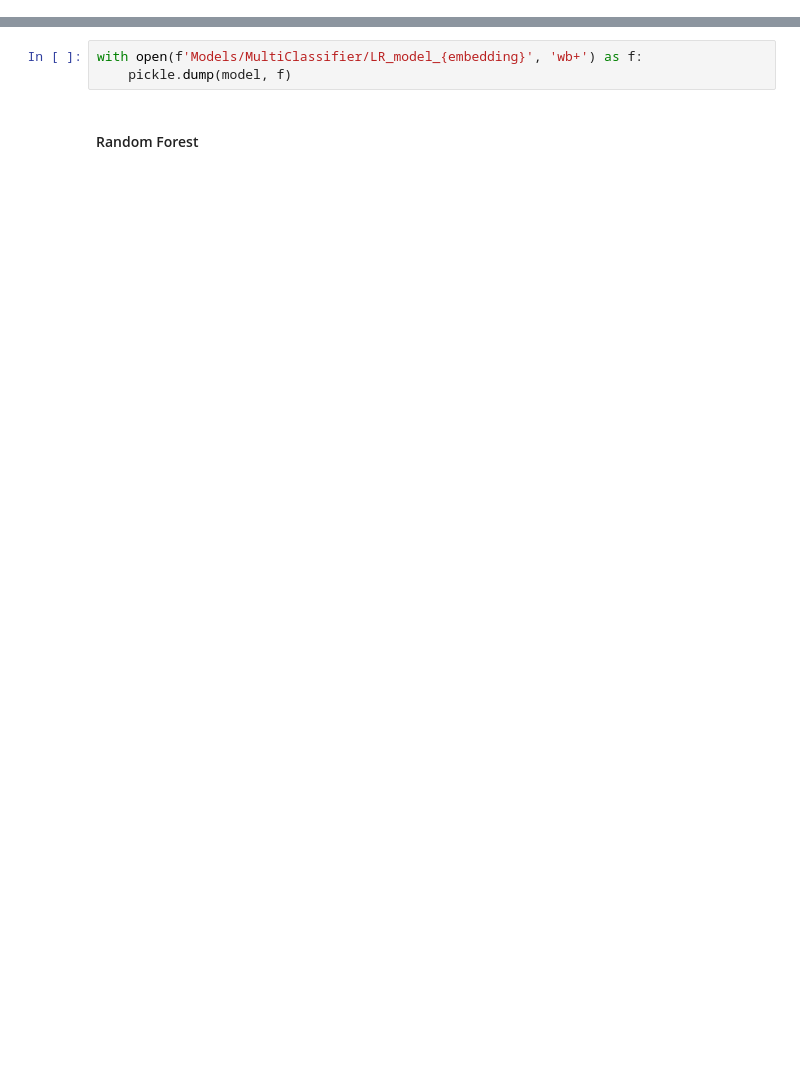
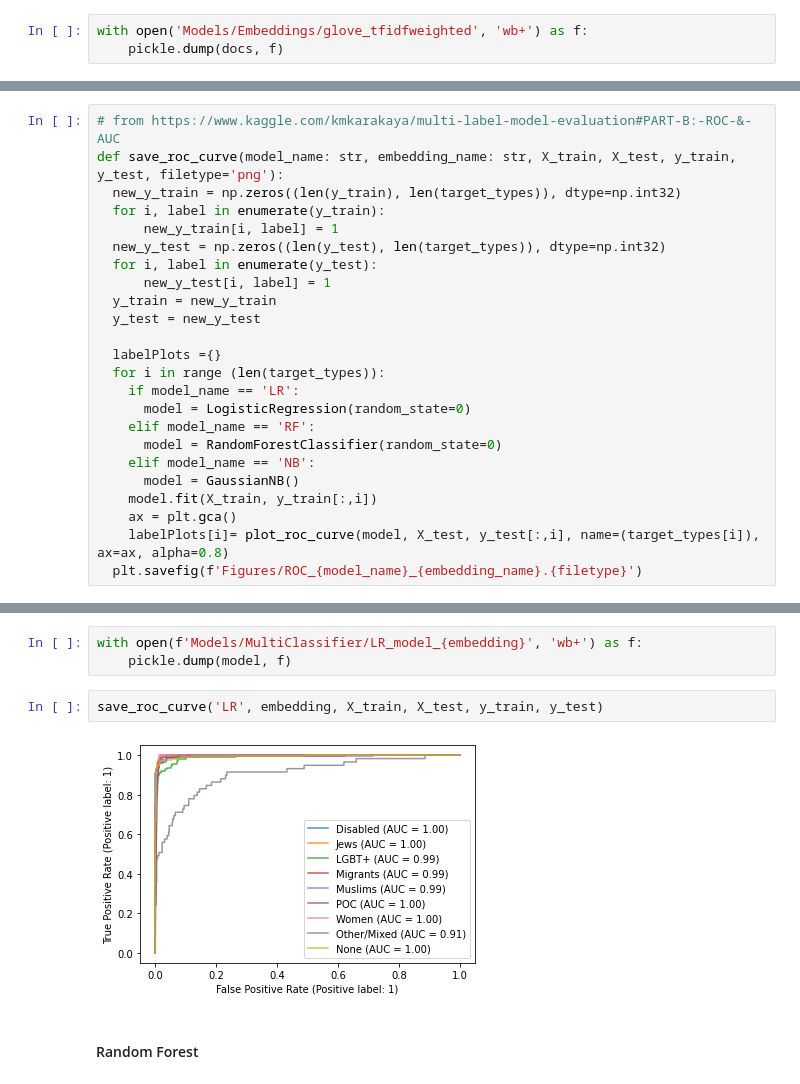
Before and after one commit to MarisaJH/CounterSpeechGenerator, a Jupyter notebook: HateSpeechClassifier/Hate_Classification.ipynb, the cells around one changed output, grey strips where cells are left out. Saved outputs shown, nothing was run; the diff lists cells and outputs as text; blank space fills up the shorter version.

```diff
--- a/HateSpeechClassifier/Hate_Classification.ipynb
+++ b/HateSpeechClassifier/Hate_Classification.ipynb
@@ -272,0 +354,3 @@ glove_embeddings.append(unknown_vec)
+# %%
+with open('Models/Embeddings/glove_tfidfweighted', 'wb+') as f:
+    pickle.dump(docs, f)
@@ -302,0 +394,24 @@ X_train, X_test, y_train, y_test = train_test_split(X, y, random_state=42, test_
+# %%
+# from https://www.kaggle.com/kmkarakaya/multi-label-model-evaluation#PART-B:-ROC-&-AUC
+def save_roc_curve(model_name: str, embedding_name: str, X_train, X_test, y_train, y_test, filetype='png'):
+  new_y_train = np.zeros((len(y_train), len(target_types)), dtype=np.int32)
+  for i, label in enumerate(y_train):
+      new_y_train[i, label] = 1
+  new_y_test = np.zeros((len(y_test), len(target_types)), dtype=np.int32)
+  for i, label in enumerate(y_test):
+      new_y_test[i, label] = 1
+  y_train = new_y_train
+  y_test = new_y_test
+
+  labelPlots ={}
+  for i in range (len(target_types)):
+    if model_name == 'LR':
+      model = LogisticRegression(random_state=0)
+    elif model_name == 'RF':
+      model = RandomForestClassifier(random_state=0)
+    elif model_name == 'NB':
+      model = GaussianNB()
+    model.fit(X_train, y_train[:,i])
+    ax = plt.gca()
+    labelPlots[i]= plot_roc_curve(model, X_test, y_test[:,i], name=(target_types[i]), ax=ax, alpha=0.8)
+  plt.savefig(f'Figures/ROC_{model_name}_{embedding_name}.{filetype}')
@@ -367,6 +491,10 @@ with open(f'Models/MultiClassifier/LR_model_{embedding}_report.txt', 'a') as f:
 # %%
 with open(f'Models/MultiClassifier/LR_model_{embedding}', 'wb+') as f:
     pickle.dump(model, f)
+# %%
+save_roc_curve('LR', embedding, X_train, X_test, y_train, y_test)
+# %% [output]
+[figure, added]
 # %% [markdown]
 #### Random Forest
 # %%
```
Also changed, not shown: parts of 48 cells of this notebook, 1 other file.
